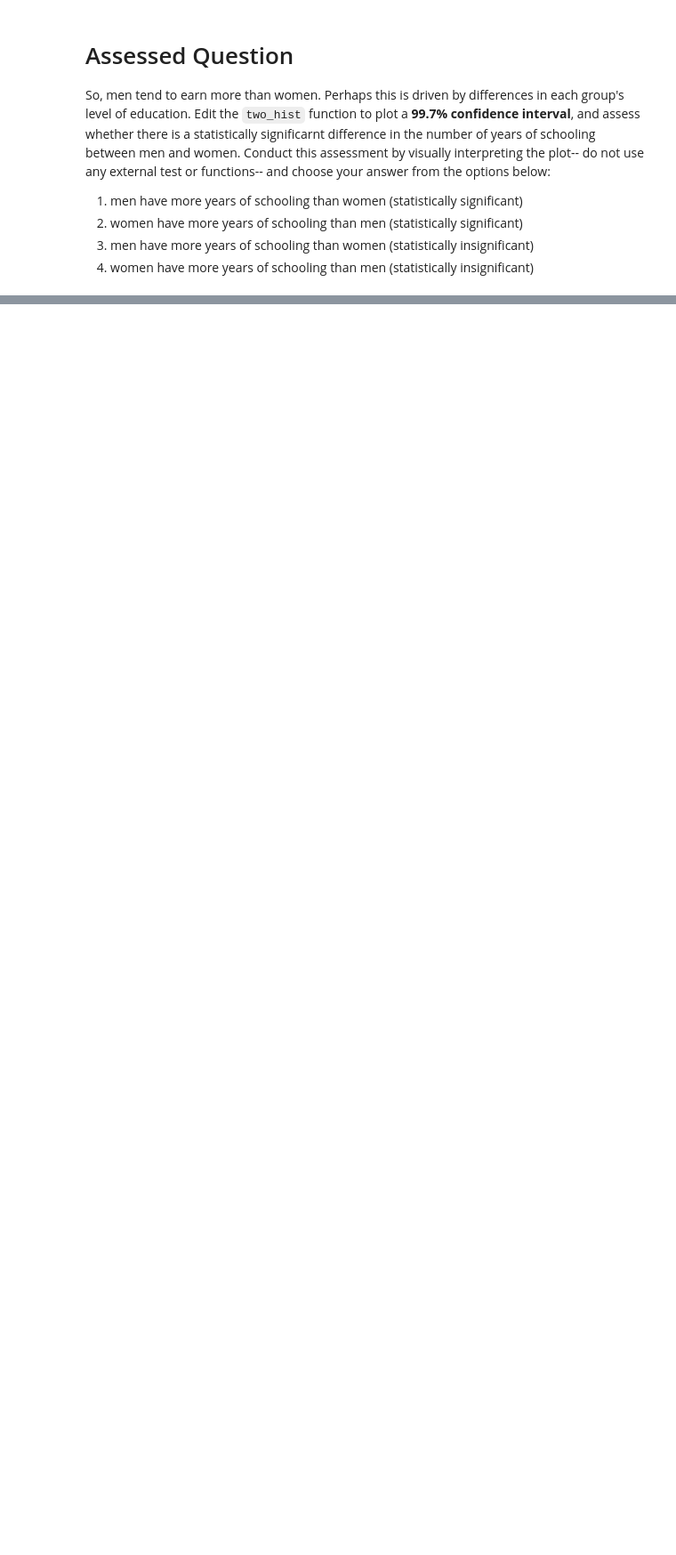
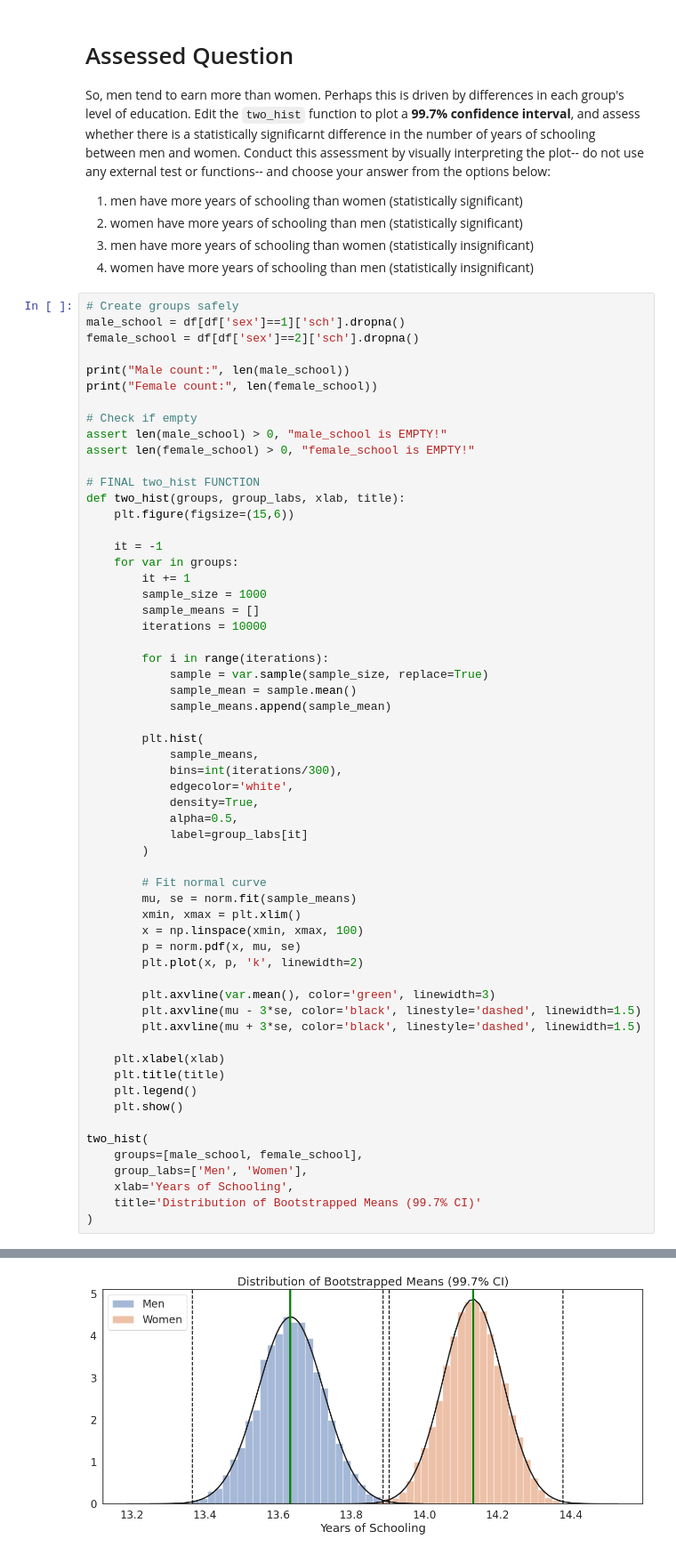
Before and after one commit to ElynZeng/QM2, a Jupyter notebook: notebooks/W05. Distributions and Basic Statistics.ipynb, the cells around one changed output, grey strips where cells are left out. Shown: that part at 89% size. Cells and saved outputs as stored; diff of their text form; blank space fills up the shorter version.

```diff
--- a/notebooks/W05. Distributions and Basic Statistics.ipynb
+++ b/notebooks/W05. Distributions and Basic Statistics.ipynb
@@ -668,3 +668,63 @@ So, men tend to earn more than women. Perhaps this is driven by differences in e
 2. women have more years of schooling than men (statistically significant)
 3. men have more years of schooling than women (statistically insignificant)
 2. women have more years of schooling than men (statistically insignificant)
+# %%
+# Create groups safely
+male_school = df[df['sex']==1]['sch'].dropna()
+female_school = df[df['sex']==2]['sch'].dropna()
+
+print("Male count:", len(male_school))
+print("Female count:", len(female_school))
+
+# Check if empty
+assert len(male_school) > 0, "male_school is EMPTY!"
+assert len(female_school) > 0, "female_school is EMPTY!"
+
+# FINAL two_hist FUNCTION
+def two_hist(groups, group_labs, xlab, title):
+    plt.figure(figsize=(15,6))
+
+    it = -1
+    for var in groups:
+        it += 1
+        sample_size = 1000
+        sample_means = []
+        iterations = 10000
+
+        for i in range(iterations):
+            sample = var.sample(sample_size, replace=True)
+            sample_mean = sample.mean()
+            sample_means.append(sample_mean)
+
+        plt.hist(
+            sample_means,
+            bins=int(iterations/300),
+            edgecolor='white',
+            density=True,
+            alpha=0.5,
+            label=group_labs[it]
+        )
+
+        # Fit normal curve
+        mu, se = norm.fit(sample_means)
+        xmin, xmax = plt.xlim()
+        x = np.linspace(xmin, xmax, 100)
+        p = norm.pdf(x, mu, se)
+        plt.plot(x, p, 'k', linewidth=2)
+
+        plt.axvline(var.mean(), color='green', linewidth=3)
+        plt.axvline(mu - 3*se, color='black', linestyle='dashed', linewidth=1.5)
+        plt.axvline(mu + 3*se, color='black', linestyle='dashed', linewidth=1.5)
+
+    plt.xlabel(xlab)
+    plt.title(title)
+    plt.legend()
+    plt.show()
+
+two_hist(
+    groups=[male_school, female_school],
+    group_labs=['Men', 'Women'],
+    xlab='Years of Schooling',
+    title='Distribution of Bootstrapped Means (99.7% CI)'
+)
+# %% [output]
@@ -670,0 +733 @@ So, men tend to earn more than women. Perhaps this is driven by differences in e
+[figure, added]
```
Also changed, not shown: parts of 12 cells of this notebook.
